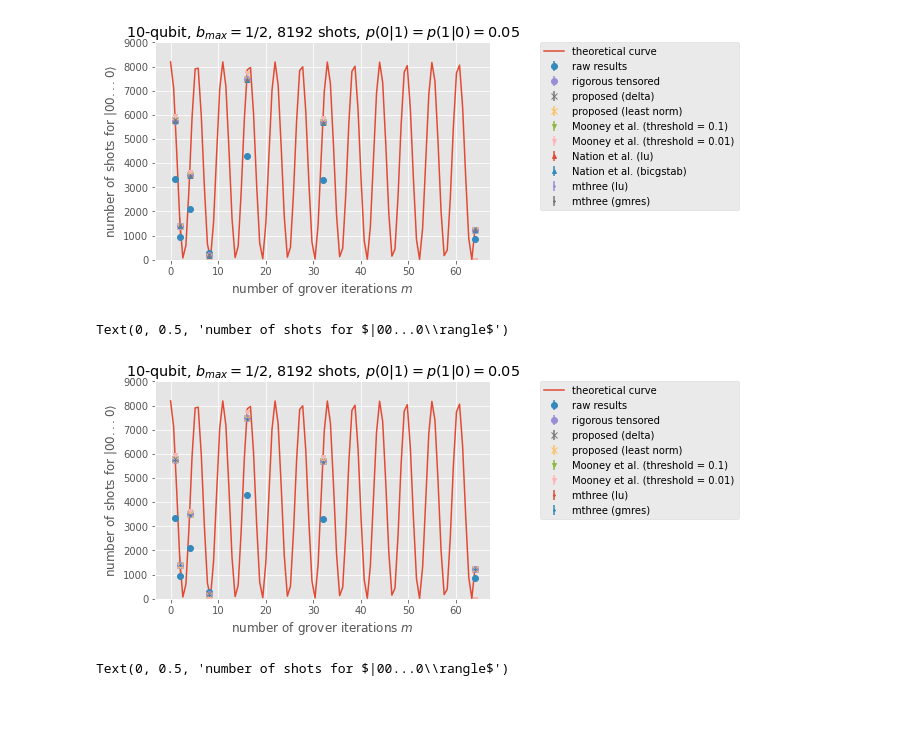
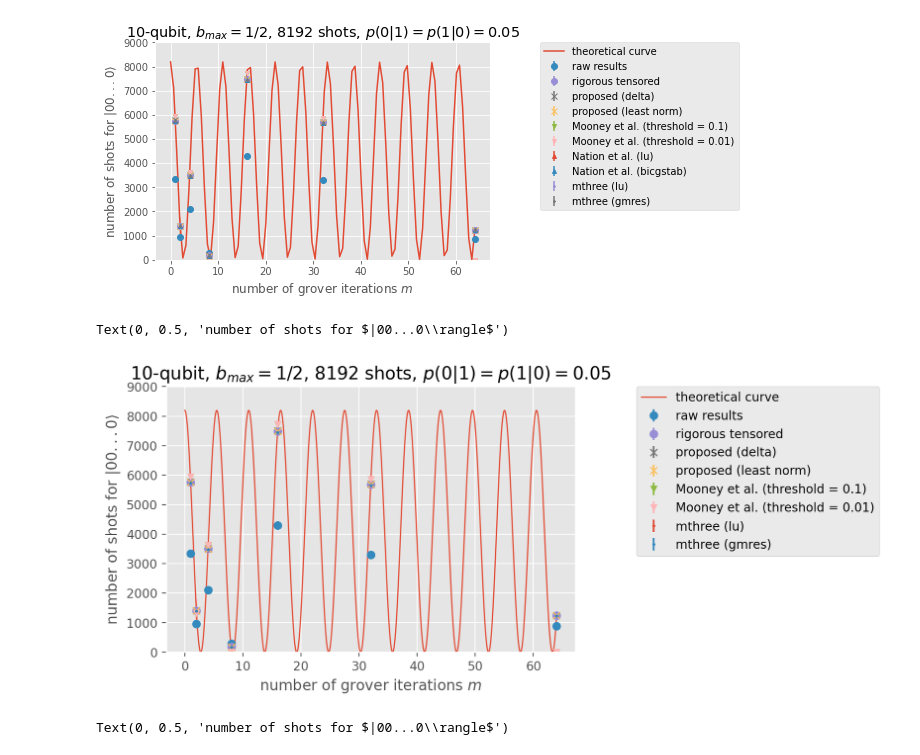
Before and after one commit to BOBO1997/master_thesis, a Jupyter notebook: test_libs_qrem/modified_grover/n10_1over2/p005_q005/grover8192_cal8192/analysis.ipynb, the cells around one changed output. Saved outputs shown, nothing was run; the diff lists cells and outputs as text; code cells hidden in the pictures; blank space fills up the shorter version.

```diff
--- a/test_libs_qrem/modified_grover/n10_1over2/p005_q005/grover8192_cal8192/analysis.ipynb
+++ b/test_libs_qrem/modified_grover/n10_1over2/p005_q005/grover8192_cal8192/analysis.ipynb
@@ -132,28 +132,29 @@ plt.ylabel(r"number of shots for $|00...0\rangle$")
 Text(0, 0.5, 'number of shots for $|00...0\\rangle$')
 [figure]
 # %%
-divide = 100
+divide = 10000
+plt.figure(dpi=200)
 plt.plot(np.linspace(0,number_grover_list[-1], divide),
          shots * np.cos(2 * np.linspace(0,number_grover_list[-1], divide) * np.arcsin(np.sqrt(discretizedResult))) ** 2,
-         label="theoretical curve", color="C0")
+         label="theoretical curve", color="C0", lw=1)
 plt.errorbar(number_grover_list, mean_raw_hit_list, stddev_raw_hit_list, linestyle='None', marker="o", label="raw results", color="C1", markersize=6)
 plt.errorbar(number_grover_list, mean_ignis_hit_list, stddev_ignis_hit_list, linestyle='None', marker="o", label="rigorous tensored", color="C2", markersize=6)
 plt.errorbar(number_grover_list, mean_delta_hit_list, stddev_delta_hit_list, linestyle='None',  marker="x", label="proposed (delta)", color="C3", markersize=6)
 plt.errorbar(number_grover_list, mean_lnp_hit_list, stddev_lnp_hit_list, linestyle='None',  marker="x", label="proposed (least norm)", color="C4", markersize=6)
 plt.errorbar(number_grover_list, mean_mooney01_hit_list, stddev_mooney01_hit_list, linestyle='None',  marker="v", label="Mooney et al. (threshold = 0.1)", color="C5", markersize=4)
 plt.errorbar(number_grover_list, mean_mooney001_hit_list, stddev_mooney001_hit_list, linestyle='None', marker="v", label="Mooney et al. (threshold = 0.01)", color="C6", markersize=4)
 # plt.errorbar(number_grover_list, mean_nation_lu_hit_list, stddev_nation_lu_hit_list, linestyle='None', marker="^", label="Nation et al. (lu)", color="C7", markersize=4)
 # plt.errorbar(number_grover_list, mean_nation_bicgstab_hit_list, stddev_nation_bicgstab_hit_list, linestyle='None', marker="^", label="Nation et al. (bicgstab)", color="C8", markersize=4)
 plt.errorbar(number_grover_list, mean_mthree_lu_hit_list, stddev_mthree_lu_hit_list, linestyle='None', marker="*", label="mthree (lu)", color="C7", markersize=2)
 plt.errorbar(number_grover_list, mean_mthree_gmres_hit_list, stddev_mthree_gmres_hit_list, linestyle='None', marker="*", label="mthree (gmres)", color="C8", markersize=2)
 plt.legend(bbox_to_anchor=(1.15, 1), loc='upper left', borderaxespad=0)
 plt.ylim(0, 9000)
 plt.title(r"10-qubit, $b_{max}=1/2$, 8192 shots, $p(0|1)=p(1|0)=0.05$")
 plt.xlabel(r"number of grover iterations $m$")
 plt.ylabel(r"number of shots for $|00...0\rangle$")
 # %% [output]
 Text(0, 0.5, 'number of shots for $|00...0\\rangle$')
-[figure, old version]
+[figure, new version]
 # %%
 divide = 100
 plt.plot(np.linspace(0,number_grover_list[-1], divide),
```
Also changed, not shown: parts of 1 cell of this notebook, 16 other files.
